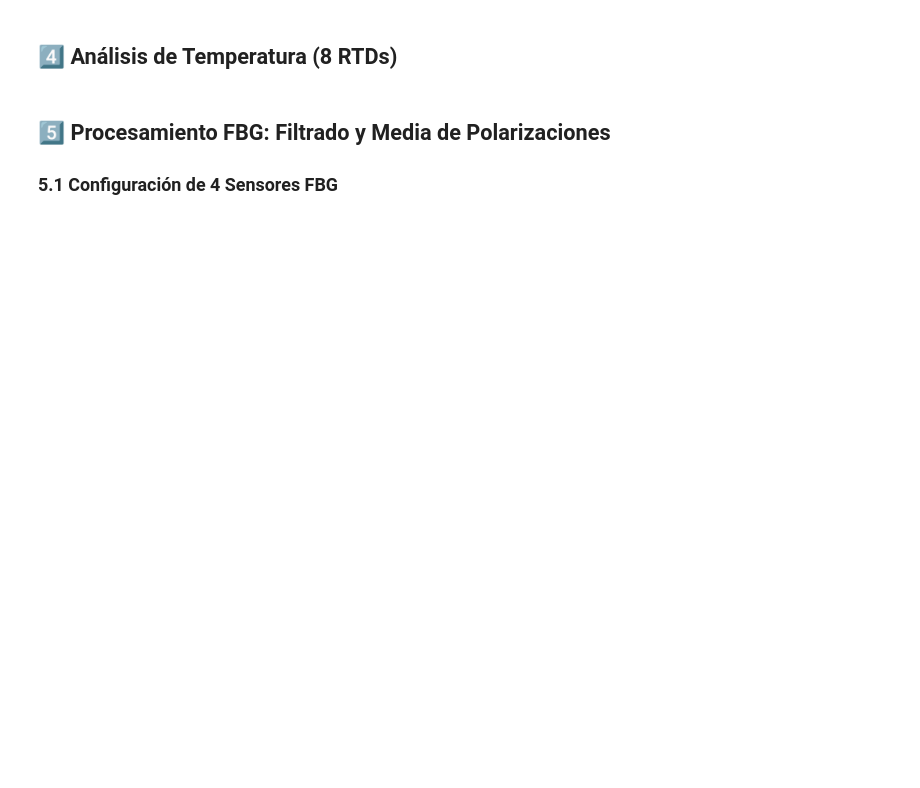
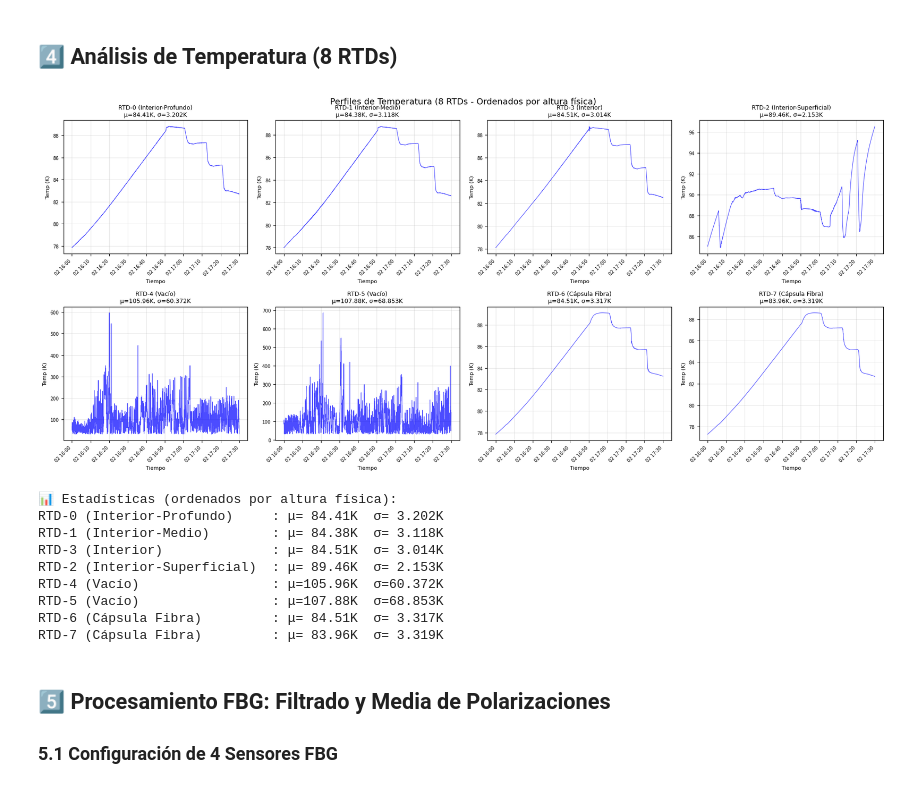
Before and after one commit to garpol/rtd-calibration-ana, a Jupyter notebook: FBG_Sensitivity_Analysis/Analisis_FBG_4sensores_20270202.ipynb, the cells around one changed output. Saved outputs shown, nothing was run; the diff lists cells and outputs as text; code cells hidden in the pictures; blank space fills up the shorter version.

```diff
--- a/FBG_Sensitivity_Analysis/Analisis_FBG_4sensores_20270202.ipynb
+++ b/FBG_Sensitivity_Analysis/Analisis_FBG_4sensores_20270202.ipynb
@@ -181,10 +237,10 @@ FileNotFoundError: [Errno 2] No such file or directory: '/eos/user/j/jcapotor/FB
 # %% [markdown]
 ## 3️⃣ Filtrar Rango Temporal (16:00-17:30)
 # %%
-# Convertir timestamps
-times = np.array([datetime.datetime.utcfromtimestamp(float(t)) for t in times_raw])
+# Usar times_all que ya incluye el TIME_SHIFT aplicado
+times = times_all  # Ya tiene el shift de 2h aplicado
 
-print(f"📅 Rango COMPLETO de datos disponible:")
+print(f"📅 Rango COMPLETO de datos disponible (wavelength con TIME_SHIFT aplicado):")
 print(f"   Inicio: {times[0].strftime('%Y-%m-%d %H:%M:%S')}")
 print(f"   Fin:    {times[-1].strftime('%Y-%m-%d %H:%M:%S')}")
 
@@ -200,15 +256,19 @@ if use_full_range:
 else:
     # Opción B: Definir rango específico manualmente
     # ⚠️ AJUSTA ESTOS VALORES según el rango que viste arriba
-    fecha = datetime.date(2025, 5, 15)  # ⬅️ CAMBIAR según tu archivo
+    fecha = datetime.date(2026, 2, 2)  # ⬅️ CAMBIAR según tu archivo (20260202.root)
     t_inicio = datetime.datetime.combine(fecha, datetime.time(16, 0))
     t_fin = datetime.datetime.combine(fecha, datetime.time(17, 30))
 
-# Filtrar por rango temporal
+# Filtrar wavelength por rango temporal (ya tiene shift aplicado)
 mask_time = (times >= t_inicio) & (times <= t_fin)
 times_filtered = times[mask_time]
-temp_filtered = temp_raw[mask_time]
 wav_filtered = wav_raw[mask_time]
+
+# Filtrar temperatura usando sus propios tiempos (sin shift)
+mask_time_temp = (times_temp >= t_inicio) & (times_temp <= t_fin)
+temp_filtered = temp_raw[mask_time_temp]
+times_temp_filtered = times_temp[mask_time_temp]
 
 print(f"\n✅ Rango seleccionado para análisis:")
 print(f"   {t_inicio.strftime('%Y-%m-%d %H:%M')} - {t_fin.strftime('%H:%M')}")
@@ -222,50 +290,61 @@ if len(times_filtered) == 0:
 # %% [markdown]
 ## 4️⃣ Análisis de Temperatura (8 RTDs)
 # %%
-# Configuración RTDs
-rtd_sensors = {
-    0: "RTD-0 (Interior-Profundo)",
-    1: "RTD-1 (Interior-Medio)",
-    2: "RTD-2 (Interior)",
-    3: "RTD-3 (Interior-Superficial)",
-    4: "RTD-4 (Vacío)",
-    5: "RTD-5 (Vacío)",
-    6: "RTD-6 (Cápsula Fibra Ref)",
-    7: "RTD-7 (Cápsula Fibra Ref)"
-}
+# Configuración RTDs en orden de altura física (de abajo arriba en la vasija)
+rtd_sensors_ordered = [
+    (0, "RTD-0 (Interior-Profundo)"),      # Más cercano al suelo
+    (1, "RTD-1 (Interior-Medio)"),         # Medio
+    (3, "RTD-3 (Interior)"),               # Siguiente altura
+    (2, "RTD-2 (Interior-Superficial)"),   # Más externo/superficial
+    (4, "RTD-4 (Vacío)"),                  # Vacío
+    (5, "RTD-5 (Vacío)"),                  # Vacío
+    (6, "RTD-6 (Cápsula Fibra)"),          # Dentro de cápsula
+    (7, "RTD-7 (Cápsula Fibra)")           # Dentro de cápsula
+]
 
 # Plot
 fig, axes = plt.subplots(2, 4, figsize=(18, 8))
 axes = axes.flatten()
 
-for idx, (sensor_idx, sensor_name) in enumerate(rtd_sensors.items()):
+for idx, (sensor_idx, sensor_name) in enumerate(rtd_sensors_ordered):
     temp_sensor = temp_filtered[:, sensor_idx]
     mask_valid = temp_sensor > 0
-    times_valid = times_filtered[mask_valid]
+    times_valid = times_temp_filtered[mask_valid]
     temp_valid = temp_sensor[mask_valid]
 
     if len(temp_valid) > 0:
         axes[idx].plot(times_valid, temp_valid, 'b-', linewidth=0.8, alpha=0.7)
         axes[idx].set_title(f"{sensor_name}\nμ={np.mean(temp_valid):.2f}K, σ={np.std(temp_valid):.3f}K", fontsize=9)
         axes[idx].set_xlabel('Tiempo', fontsize=8)
         axes[idx].set_ylabel('Temp (K)', fontsize=8)
         axes[idx].grid(True, alpha=0.3)
         axes[idx].tick_params(labelsize=7)
         for label in axes[idx].get_xticklabels():
             label.set_rotation(45)
             label.set_ha('right')
 
 plt.tight_layout()
-plt.suptitle('Perfiles de Temperatura (8 RTDs)', fontsize=13, y=1.00)
+plt.suptitle('Perfiles de Temperatura (8 RTDs - Ordenados por altura física)', fontsize=13, y=1.00)
 plt.show()
 
-print("\n📊 Estadísticas:")
-for sensor_idx, sensor_name in rtd_sensors.items():
+print("\n📊 Estadísticas (ordenados por altura física):")
+for sensor_idx, sensor_name in rtd_sensors_ordered:
     temp_sensor = temp_filtered[:, sensor_idx]
     mask_valid = temp_sensor > 0
     temp_valid = temp_sensor[mask_valid]
     if len(temp_valid) > 0:
         print(f"{sensor_name:30s}: μ={np.mean(temp_valid):6.2f}K  σ={np.std(temp_valid):6.3f}K")
+# %% [output]
+[figure, added]
+📊 Estadísticas (ordenados por altura física):
+RTD-0 (Interior-Profundo)     : μ= 84.41K  σ= 3.202K
+RTD-1 (Interior-Medio)        : μ= 84.38K  σ= 3.118K
+RTD-3 (Interior)              : μ= 84.51K  σ= 3.014K
+RTD-2 (Interior-Superficial)  : μ= 89.46K  σ= 2.153K
+RTD-4 (Vacío)                 : μ=105.96K  σ=60.372K
+RTD-5 (Vacío)                 : μ=107.88K  σ=68.853K
+RTD-6 (Cápsula Fibra)         : μ= 84.51K  σ= 3.317K
+RTD-7 (Cápsula Fibra)         : μ= 83.96K  σ= 3.319K
 # %% [markdown]
 ## 5️⃣ Procesamiento FBG: Filtrado y Media de Polarizaciones
 
```
Also changed, not shown: parts of 22 cells of this notebook.
